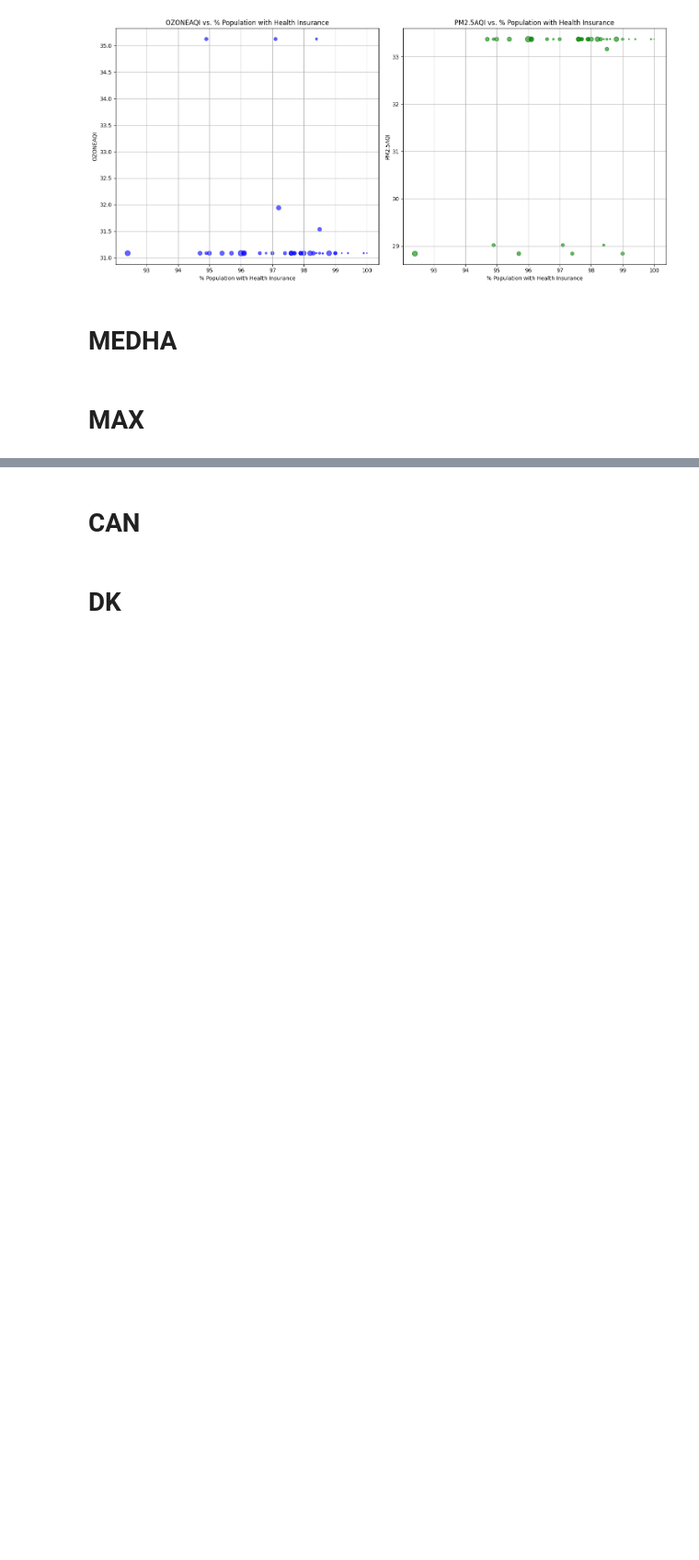
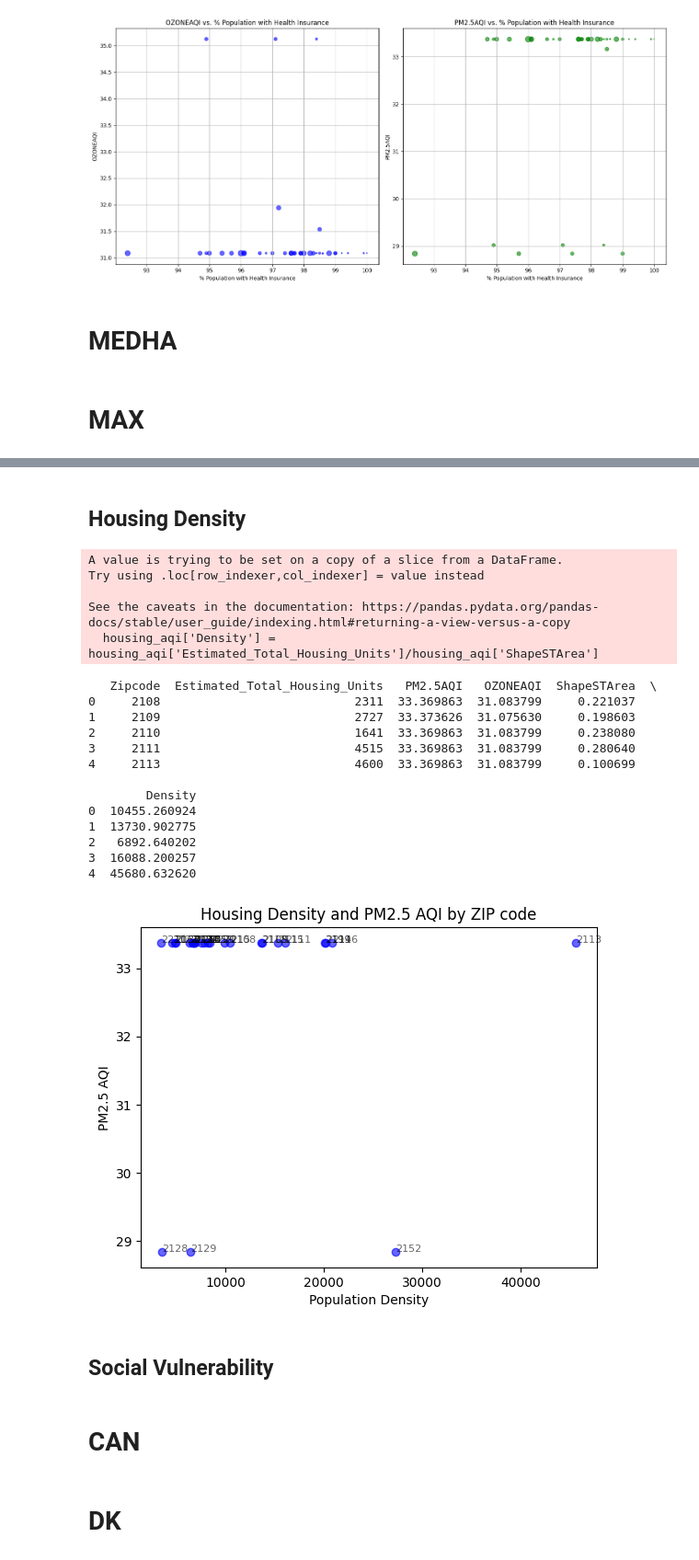
Before and after one commit to DKsavasan/Boston_Air_Quality_Project, a Jupyter notebook: Analysis.ipynb, the cells around one changed output, grey strips where cells are left out. Shown at 92% size. Cells and saved outputs as stored; diff of their text form; code cells hidden in the pictures; blank space fills up the shorter version.

```diff
--- a/Analysis.ipynb
+++ b/Analysis.ipynb
@@ -766,3 +829,57 @@ plt.show()
+# %% [markdown]
+## Housing Density
+# %%
+housing_df = pd.read_csv('./Data/Census/DP04_Cleaned.csv')
+aqi_df = pd.read_csv('./Data/AQI/2021_Avg_Aqi_Data_Cleaned.csv')
+zipcode_df = pd.read_csv('ZIP_Codes.csv')
+zipcode_df = zipcode_df.drop(columns=['ShapeSTLength'])
+zipcode_df['ShapeSTArea'] = zipcode_df['ShapeSTArea']*0.0000000358701 #converting area in square feet to square miles
+
+
+merged_df = pd.merge(housing_df, aqi_df, on='Zipcode', how='inner')
+merged_df = pd.merge(merged_df, zipcode_df, on='Zipcode', how='inner')
+housing_aqi = merged_df[['Zipcode', 'Estimated_Total_Housing_Units', 'PM2.5AQI', 'OZONEAQI', 'ShapeSTArea']]
+housing_aqi['Density'] = housing_aqi['Estimated_Total_Housing_Units']/housing_aqi['ShapeSTArea']
+print(housing_aqi.head())
+
+zipcode = housing_aqi['Zipcode']
+density = housing_aqi['Density']
+pm25_aqi = housing_aqi['PM2.5AQI']
+
+# Create a scatter plot
+plt.scatter(density, pm25_aqi, color='blue', alpha=0.6)
+for i, code in enumerate(zipcode):
+    plt.annotate(code, (density[i], pm25_aqi[i]), fontsize=8, alpha=0.6)
+
+# Set labels and title
+plt.xlabel('Population Density')
+plt.ylabel('PM2.5 AQI')
+plt.title('Housing Density and PM2.5 AQI by ZIP code')
+
+# Display the plot
+plt.show()
+# %% [output]
+A value is trying to be set on a copy of a slice from a DataFrame.
+Try using .loc[row_indexer,col_indexer] = value instead
+
+See the caveats in the documentation: https://pandas.pydata.org/pandas-docs/stable/user_guide/indexing.html#returning-a-view-versus-a-copy
+  housing_aqi['Density'] = housing_aqi['Estimated_Total_Housing_Units']/housing_aqi['ShapeSTArea']
+   Zipcode  Estimated_Total_Housing_Units   PM2.5AQI   OZONEAQI  ShapeSTArea  \
+0     2108                           2311  33.369863  31.083799     0.221037
+1     2109                           2727  33.373626  31.075630     0.198603
+2     2110                           1641  33.369863  31.083799     0.238080
+3     2111                           4515  33.369863  31.083799     0.280640
+4     2113                           4600  33.369863  31.083799     0.100699
+
+        Density
+0  10455.260924
+1  13730.902775
+2   6892.640202
+3  16088.200257
+4  45680.632620
+[figure, added]
+# %% [markdown]
+## Social Vulnerability
 # %% [markdown]
 # CAN
 # %% [markdown]
```
Also changed, not shown: parts of 2 cells of this notebook, 2 other files.
